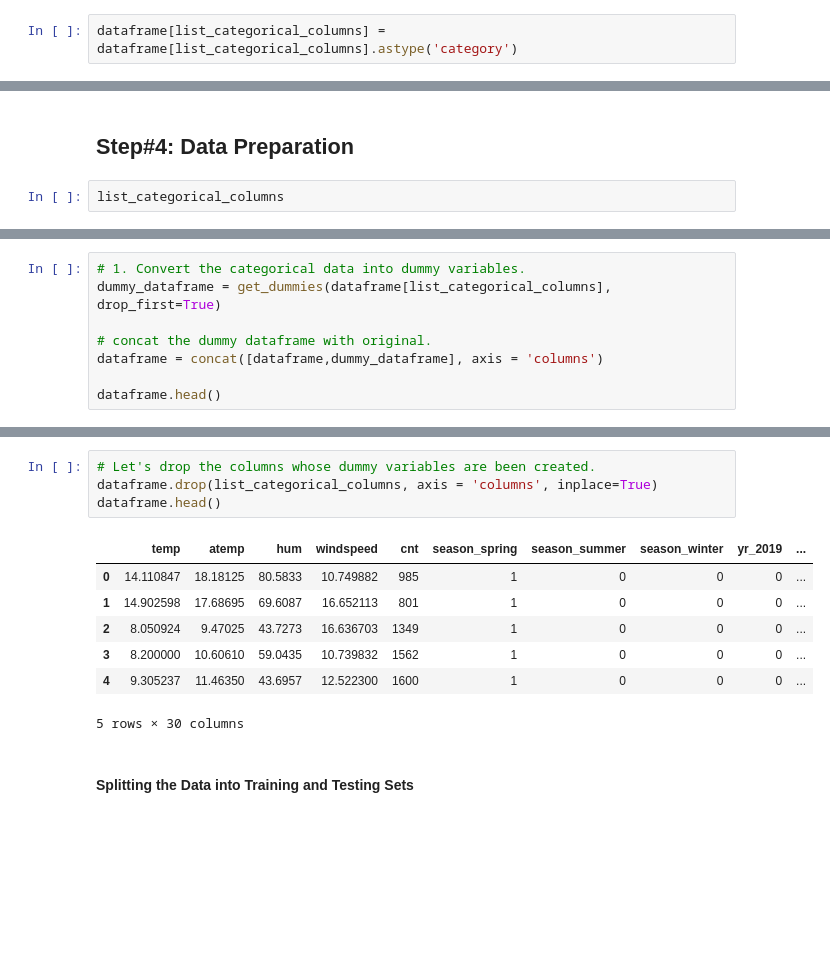
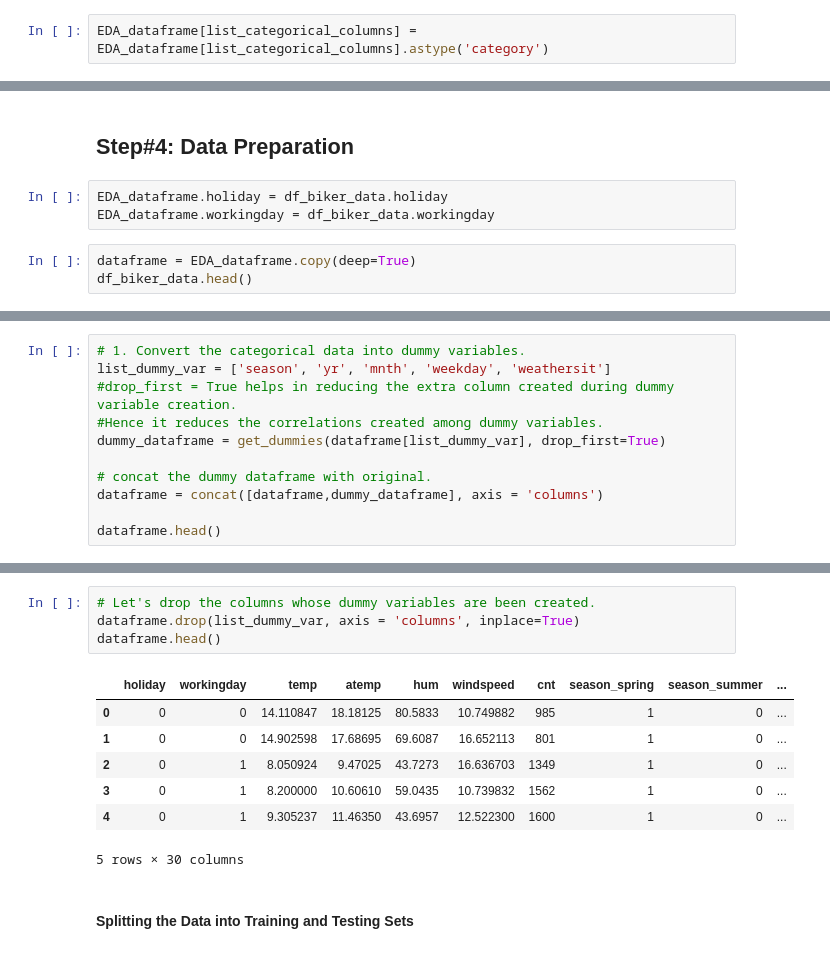
Before and after one commit to abhi-alone/Bike_sharing_case_study, a Jupyter notebook: Biker_Assignment_Case_Study.ipynb, the cells around one changed output, grey strips where cells are left out. Saved outputs shown, nothing was run; the diff lists cells and outputs as text; blank space fills up the shorter version.

```diff
--- a/Biker_Assignment_Case_Study.ipynb
+++ b/Biker_Assignment_Case_Study.ipynb
@@ -138,5 +123,5 @@ dataframe.columns.to_series().groupby(dataframe.dtypes).groups
 list_categorical_columns = ['season', 'yr', 'mnth', 'holiday', 'weekday', 'workingday', 'weathersit']
 list_numerical_columns = ['temp', 'atemp', 'hum', 'windspeed', 'cnt']
 # %%
-dataframe[list_categorical_columns] = dataframe[list_categorical_columns].astype('category')
+EDA_dataframe[list_categorical_columns] = EDA_dataframe[list_categorical_columns].astype('category')
 # %%
@@ -214,5 +207,9 @@ univ_count_Plot('workingday', 'cnt', "Season", "Total Users Count", "Total numbe
 # %% [markdown]
 ## Step#4: Data Preparation
+# %%
+EDA_dataframe.holiday = df_biker_data.holiday
+EDA_dataframe.workingday = df_biker_data.workingday
 # %%
-list_categorical_columns
+dataframe = EDA_dataframe.copy(deep=True)
+df_biker_data.head()
 # %% [output]
@@ -220,6 +222,9 @@ list_categorical_columns
 # %%
 # 1. Convert the categorical data into dummy variables.
-dummy_dataframe = get_dummies(dataframe[list_categorical_columns], drop_first=True)
+list_dummy_var = ['season', 'yr', 'mnth', 'weekday', 'weathersit']
+#drop_first = True helps in reducing the extra column created during dummy variable creation.
+#Hence it reduces the correlations created among dummy variables.
+dummy_dataframe = get_dummies(dataframe[list_dummy_var], drop_first=True)
 
 # concat the dummy dataframe with original.
 dataframe = concat([dataframe,dummy_dataframe], axis = 'columns')
@@ -240,14 +245,14 @@ The shape of the dataset is 730 rows and 37 columns.
 # %%
 # Let's drop the columns whose dummy variables are been created.
-dataframe.drop(list_categorical_columns, axis = 'columns', inplace=True)
+dataframe.drop(list_dummy_var, axis = 'columns', inplace=True)
 dataframe.head()
 # %% [output]
-|  | temp | atemp | hum | windspeed | cnt | season_spring | season_summer | season_winter | yr_2019 | ... |
-| 0 | 14.110847 | 18.18125 | 80.5833 | 10.749882 | 985 | 1 | 0 | 0 | 0 | ... |
-| 1 | 14.902598 | 17.68695 | 69.6087 | 16.652113 | 801 | 1 | 0 | 0 | 0 | ... |
-| 2 | 8.050924 | 9.47025 | 43.7273 | 16.636703 | 1349 | 1 | 0 | 0 | 0 | ... |
-| 3 | 8.200000 | 10.60610 | 59.0435 | 10.739832 | 1562 | 1 | 0 | 0 | 0 | ... |
-| 4 | 9.305237 | 11.46350 | 43.6957 | 12.522300 | 1600 | 1 | 0 | 0 | 0 | ... |
+|  | holiday | workingday | temp | atemp | hum | windspeed | cnt | season_spring | season_summer | ... |
+| 0 | 0 | 0 | 14.110847 | 18.18125 | 80.5833 | 10.749882 | 985 | 1 | 0 | ... |
+| 1 | 0 | 0 | 14.902598 | 17.68695 | 69.6087 | 16.652113 | 801 | 1 | 0 | ... |
+| 2 | 0 | 1 | 8.050924 | 9.47025 | 43.7273 | 16.636703 | 1349 | 1 | 0 | ... |
+| 3 | 0 | 1 | 8.200000 | 10.60610 | 59.0435 | 10.739832 | 1562 | 1 | 0 | ... |
+| 4 | 0 | 1 | 9.305237 | 11.46350 | 43.6957 | 12.522300 | 1600 | 1 | 0 | ... |
 5 rows × 30 columns
 # %% [markdown]
 #### Splitting the Data into Training and Testing Sets
```
Also changed, not shown: parts of 64 cells of this notebook, 2 other files.
